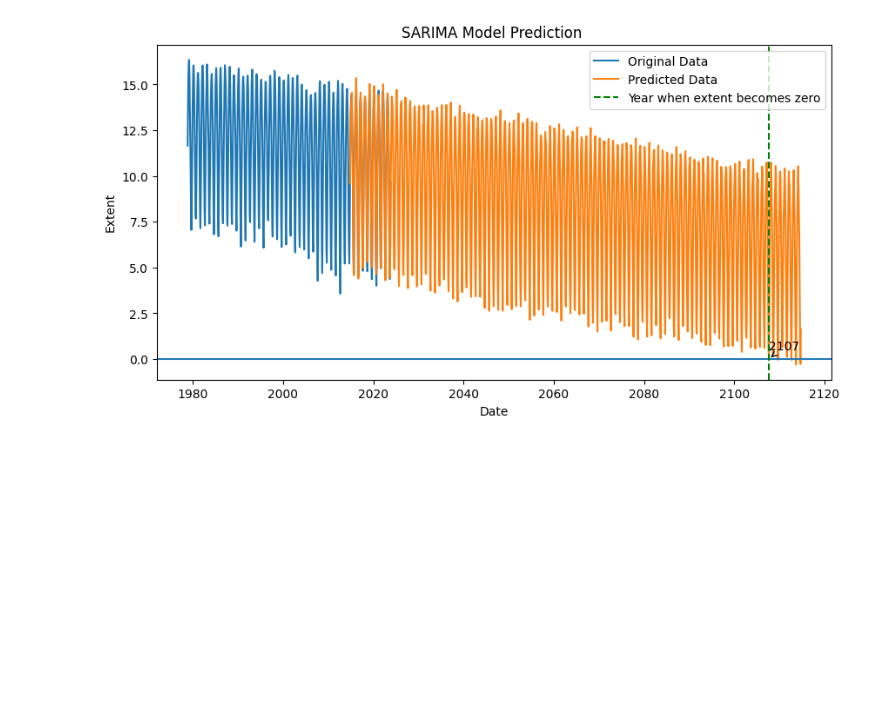
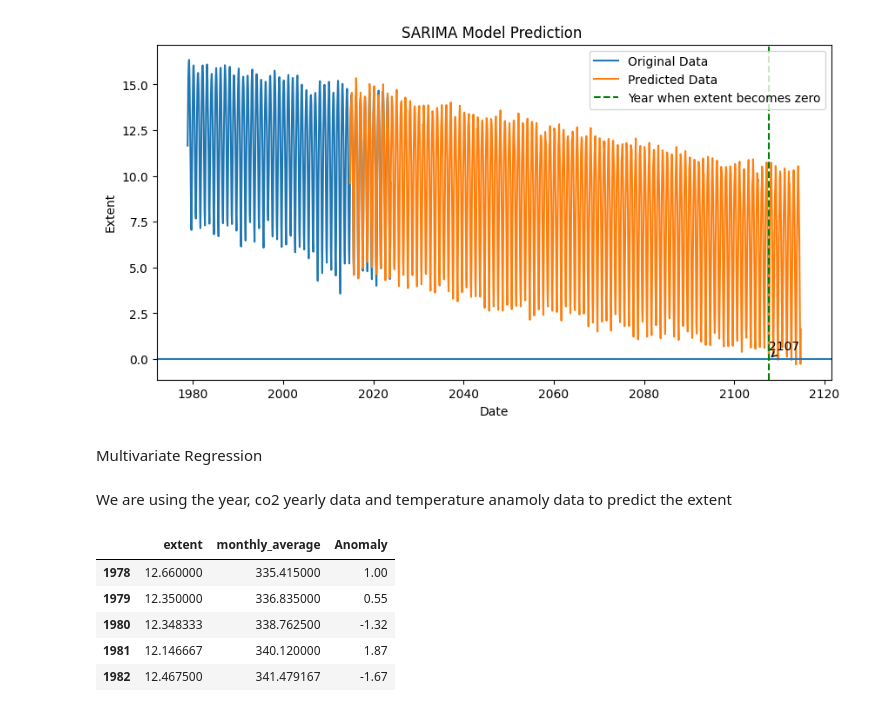
Before and after one commit to balakrish181/Arctic_ice, a Jupyter notebook: final_time_series.ipynb, the cells around one changed output. Cells and saved outputs as stored; diff of their text form; code cells hidden in the pictures; blank space fills up the shorter version.

Commit message:
Included multivariate regression

```diff
--- a/final_time_series.ipynb
+++ b/final_time_series.ipynb
@@ -372,3 +372,36 @@ plt.annotate('2107', xy=(year_x, 0), xytext=(year_x, 0.5), arrowprops=dict(facec
 plt.show()
 # %% [output]
 [figure]
+# %% [markdown]
+Multivariate Regression
+# %% [markdown]
+We are using the year, co2 yearly data and temperature anamoly data to predict the extent
+# %%
+temp = pd.read_csv('./data/temperature_data.csv')
+carbon = pd.read_csv('./data/monthly_co2.csv')
+temp.set_index('Year', inplace=True)
+carbon_yearly = carbon.groupby('year')[['monthly_average']].mean().reset_index()
+carbon_yearly.set_index('year', inplace=True)
+# %%
+csv = [pd.read_csv(f"./data/N_{str(i).zfill(2)}_extent_v3.0.csv") for i in range(1, 13)]
+ice = pd.concat(csv, axis=0, ignore_index=True)
+columns = ice.columns
+name = [col.strip() for col in columns]
+ice.columns = name
+ice['extent'] = np.where(abs(ice['extent']) > 20 , np.nan, ice['extent'])
+ice['area'] = np.where(abs(ice['area']) > 20, np.nan, ice['area'])
+ice.interpolate(inplace=True)
+
+yearly_mean = ice.groupby('year')[['extent']].mean().reset_index()
+yearly_mean.set_index('year', inplace=True)
+# %%
+data = pd.concat([yearly_mean, carbon_yearly,temp], axis=1, join='inner')
+data = pd.DataFrame(data)
+data.head()
+# %% [output]
+|  | extent | monthly_average | Anomaly |
+| 1978 | 12.660000 | 335.415000 | 1.00 |
+| 1979 | 12.350000 | 336.835000 | 0.55 |
+| 1980 | 12.348333 | 338.762500 | -1.32 |
+| 1981 | 12.146667 | 340.120000 | 1.87 |
+| 1982 | 12.467500 | 341.479167 | -1.67 |
```
Also changed, not shown: parts of 2 cells of this notebook, 1 other file.
